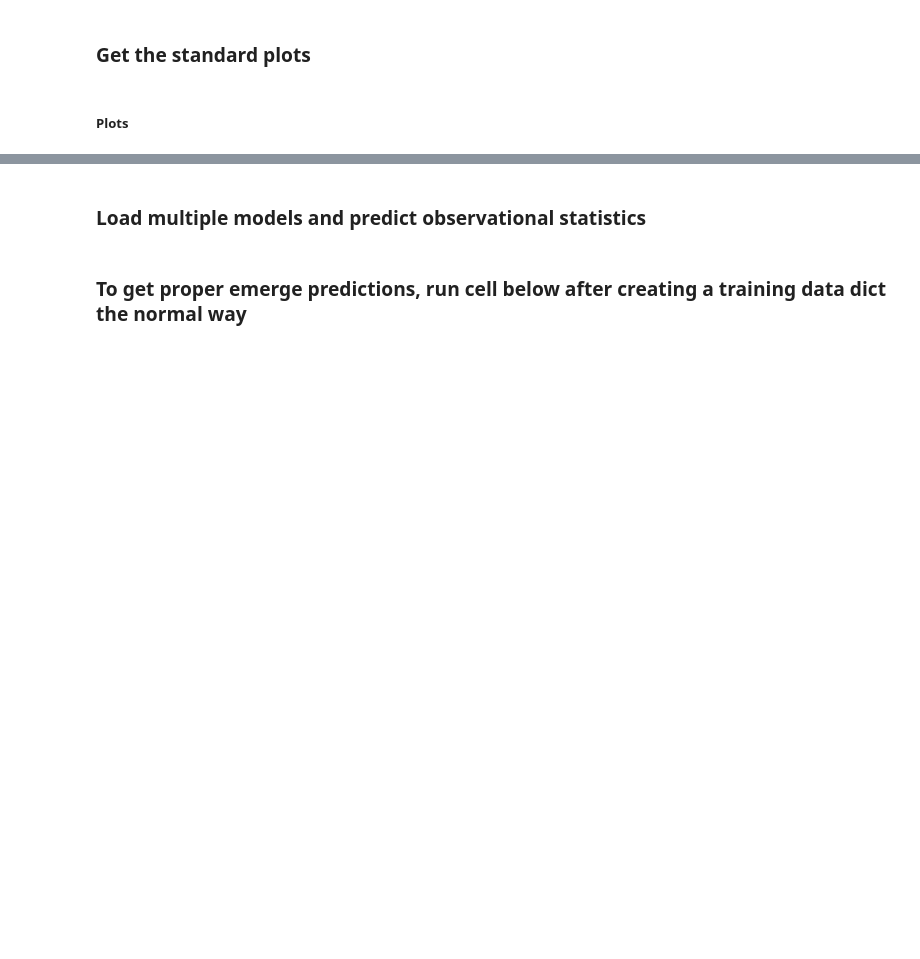
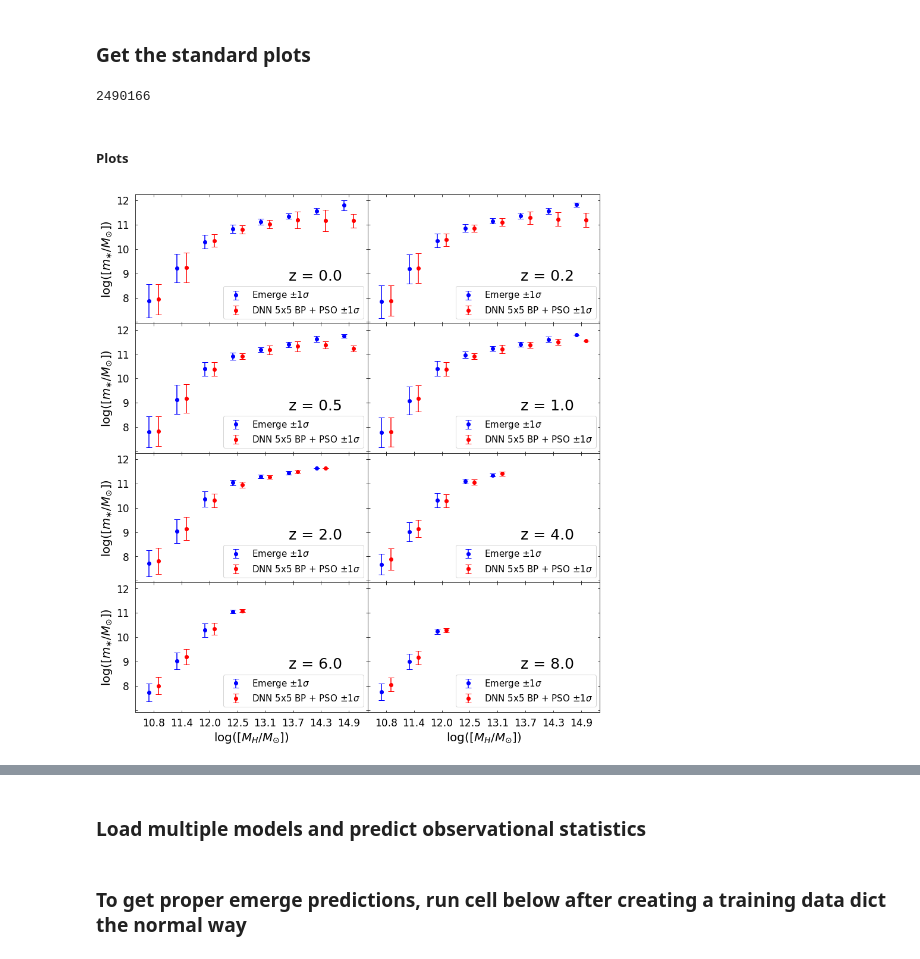
Before and after one commit to magnus-lindstrom/masters-project-galaxy-formation, a Jupyter notebook: code/backpropagation_code/bp_general_purpose_notebook.ipynb, the cells around one changed output, grey strips where cells are left out. Saved outputs shown, nothing was run; the diff lists cells and outputs as text; code cells hidden in the pictures; blank space fills up the shorter version.

```diff
--- a/code/backpropagation_code/bp_general_purpose_notebook.ipynb
+++ b/code/backpropagation_code/bp_general_purpose_notebook.ipynb
@@ -95,15 +95,15 @@ print(bin_numbers)
 # %%
-model_name = '6x6_all-points_redshifts00-01-02-05-10-20-30-40-60-80_train-test-val080-010-010_tanh_Halo_mass_peak-Scale_peak_mass-Halo_growth_rate-Halo_radius-Redshift_to_Stellar_mass-SFR_test_score4.37e-07'
+model_name = '5x5_all-points_redshiftsAll_train-test-val080-010-010_tanh_Halo_mass_peak-Scale_peak_mass-Halo_growth_rate-Halo_radius-Redshift_to_Stellar_mass-SFR_test_score5.98e-07'
 model = load_model(bp_network_dir + model_name + '/model.h5')
 training_data_dict = pickle.load(open(bp_network_dir + model_name + '/training_data_dict.p', 'rb'))
-training_data_dict = make_all_data_train(training_data_dict)
-training_data_dict = add_obs_data(training_data_dict, {'stellar_mass_bin_width': 0.2}, real_obs=True)
+# training_data_dict = make_all_data_train(training_data_dict)
+# training_data_dict = add_obs_data(training_data_dict, {'stellar_mass_bin_width': 0.2}, real_obs=True)
 # data_keys = pickle.load(open(bp_network_dir + model_name + '/data_keys.p', 'rb'))
 
 position = pickle.load(open(bp_network_dir + model_name + '/best_position.p', 'rb'))
 # %%
-model_name = '6x6_all-points_redshifts00-01-02-05-10-20-30-40-60-80_train-test-val080-010-010_tanh_Halo_mass_peak-Scale_peak_mass-Halo_growth_rate-Halo_radius-Redshift_to_Stellar_mass-SFR_test_score4.37e-07__fq-ssfr-smf-csfrd-wp_1-1-1-1-1_inertiaStart5_200Explore_new'
-iteration = '1-42'
+model_name = '5x5_all-points_redshiftsAll_train-test-val080-010-010_tanh_Halo_mass_peak-Scale_peak_mass-Halo_growth_rate-Halo_radius-Redshift_to_Stellar_mass-SFR_test_score5.98e-07__fq-ssfr-smf-csfrd-wp_1-1-1-1-1_inertiaStart5_200Explore_new_new'
+iteration = '0-93'
 
 model = load_model(bp_pso_network_dir + 'real_observations/' + model_name + '/training_best/iteration_{}.h5'.format(iteration))
 training_data_dict = pickle.load(open(bp_pso_network_dir + 'real_observations/' + model_name + '/full_training_data_dict.p', 'rb'))
@@ -123,6 +121,8 @@ predicted_points = predict_points(model, training_data_dict, data_type = mode, o
 # title = 'Inputs: {}\n{:.1e} train points, {} mse {:.3e}, {} data'.format(', '.join(input_features), np.shape(training_data_dict['train_coordinates'])[0], mode, tot_score, mode)
 # %%
 print(len(predicted_points))
+# %% [output]
+2490166
 # %% [markdown]
 ##### Plots
 # %%
@@ -131,7 +131,9 @@ fig1 = get_pred_vs_real_scatterplot(model, training_data_dict, 'SFR', data_type=
 # %%
 # Need to carry the halo masses in order to be able to plot this one. Redo the training of a 6x6 network
 fig2 = get_real_vs_pred_boxplot(model, training_data_dict, predicted_feat = 'Stellar_mass',
                                 binning_feat = 'Halo_mass', data_type=mode, redshifts=[0,.2,.5,1,2,4,6,8], n_columns=2,
-                                predicted_points = predicted_points, ticksize=17)
+                                predicted_points = predicted_points, ticksize=17, legend='DNN 5x5 BP + PSO')
+# %% [output]
+[figure, added]
 # %%
 fig3 = get_halo_stellar_mass_plots(model, training_data_dict, y_max = None, y_min = None, n_points=5000, redshifts='all',#[0,.2,.5,1,2,4,6,8],
```
Also changed, not shown: parts of 32 cells of this notebook, 8 other files.
